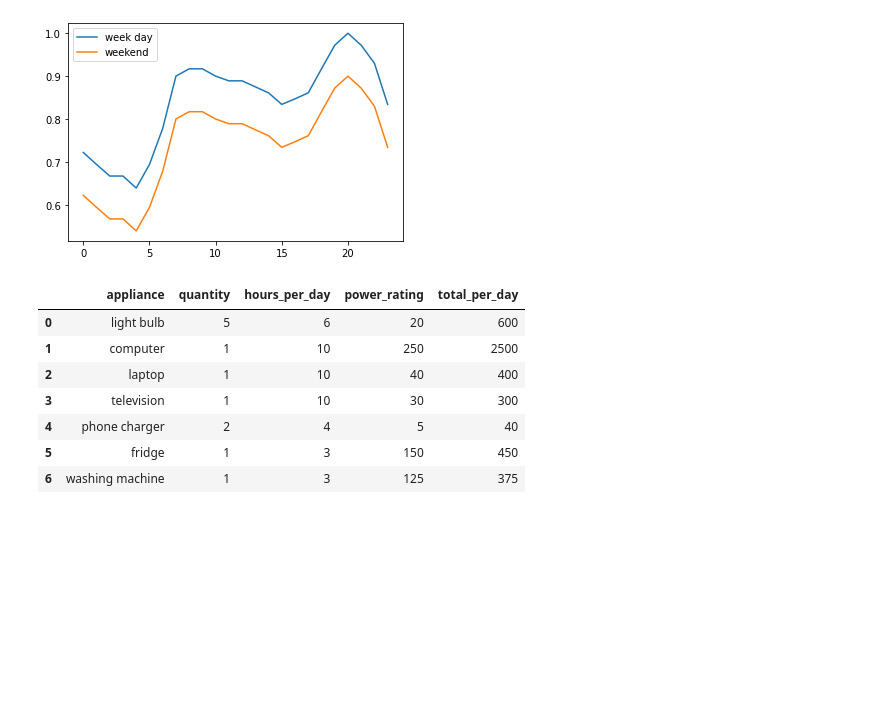
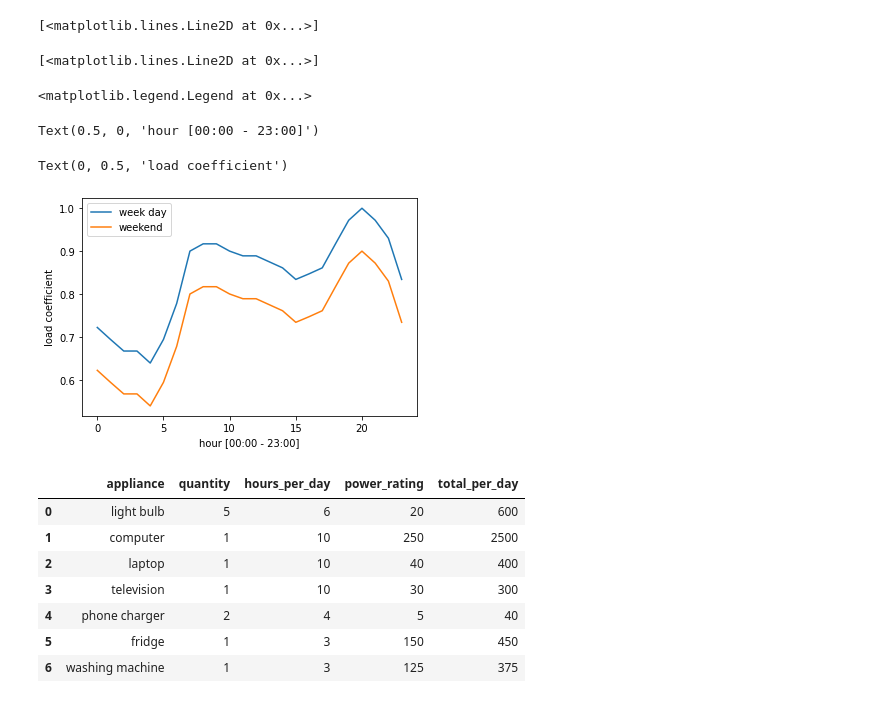
Before and after one commit to erelin6613/grid_modeling, a Jupyter notebook: load_analysis.ipynb, the cells around one changed output. Cells and saved outputs as stored; diff of their text form; code cells hidden in the pictures; blank space fills up the shorter version.

```diff
--- a/load_analysis.ipynb
+++ b/load_analysis.ipynb
@@ -18,9 +18,16 @@ from models.storage import StorageModel
 # %%
 plt.plot(hour_loads.keys(), hour_loads.values());
 plt.plot(hour_loads.keys(), np.array(list(hour_loads.values()))-0.1);
 plt.legend(['week day', 'weekend']);
+plt.xlabel('hour [00:00 - 23:00]');
+plt.ylabel('load coefficient')
 # %% [output]
+[<matplotlib.lines.Line2D at 0x...>]
+[<matplotlib.lines.Line2D at 0x...>]
+<matplotlib.legend.Legend at 0x...>
+Text(0.5, 0, 'hour [00:00 - 23:00]')
+Text(0, 0.5, 'load coefficient')
-[figure, old version]
+[figure, new version]
 # %%
 unit_cons_load = pd.DataFrame()
 
```
Also changed, not shown: parts of 29 cells of this notebook, 3 other files.
